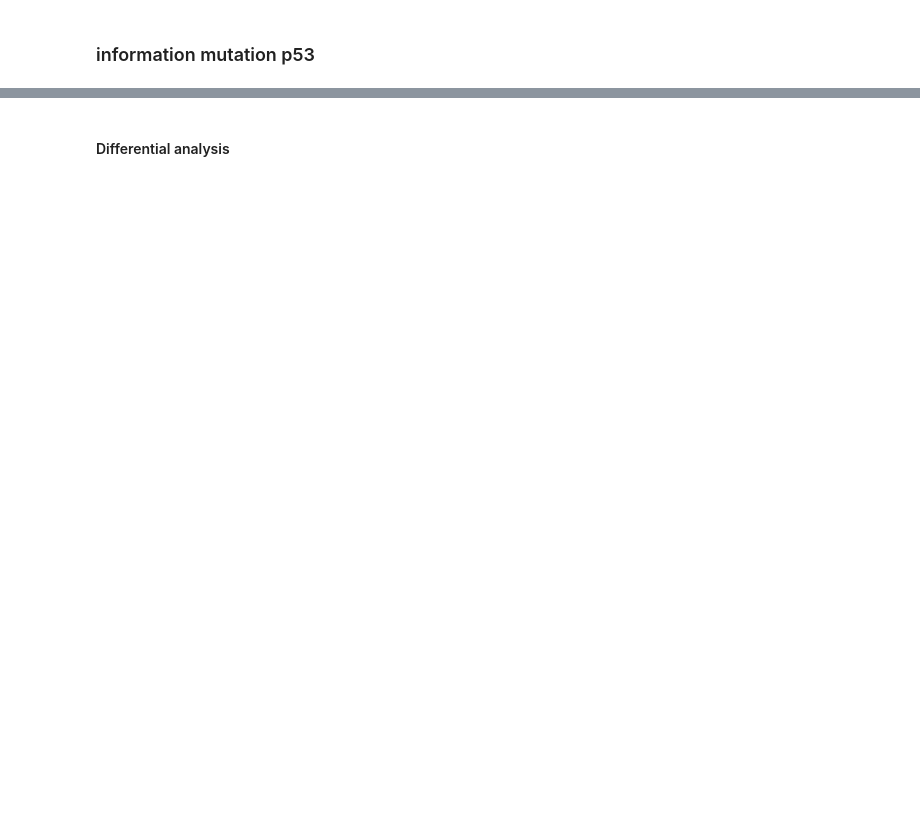
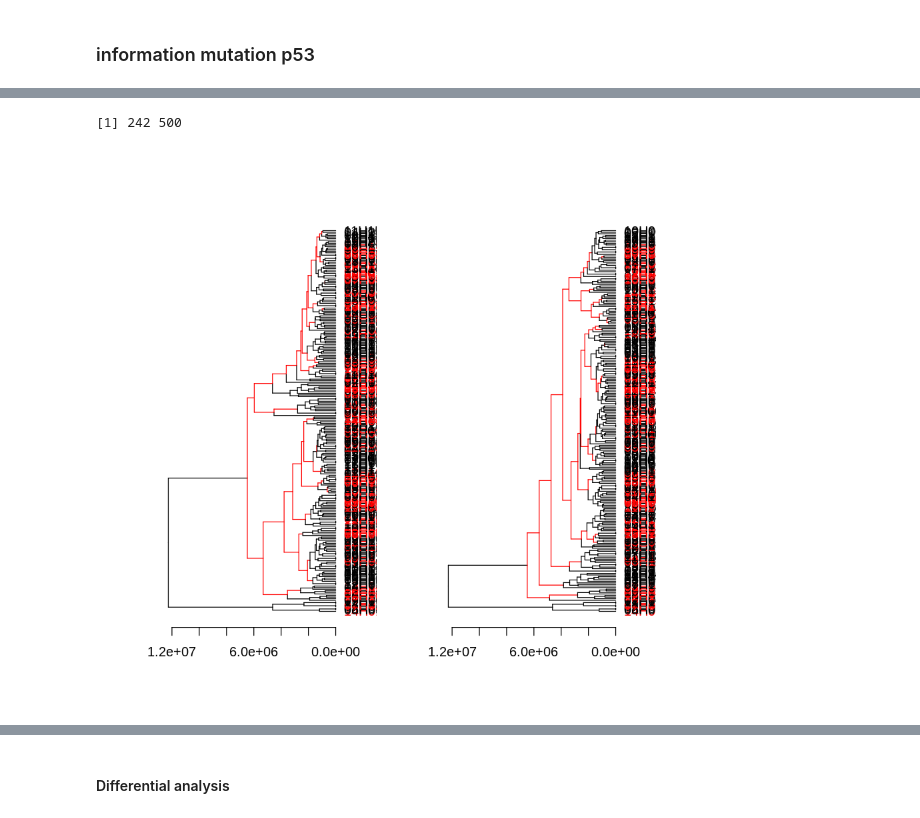
Before and after one commit to SafiaSafa/AYA_project, a Jupyter notebook: script/AYA_DE_analysis.ipynb, the cells around one changed output, grey strips where cells are left out. Cells and saved outputs as stored; diff of their text form; code cells hidden in the pictures; blank space fills up the shorter version.

```diff
--- a/script/AYA_DE_analysis.ipynb
+++ b/script/AYA_DE_analysis.ipynb
@@ -505,0 +407,4 @@ hc=hclust(sample_dist, method = "complete", members = NULL)
+# %%
+dim(tordered_data[,c(1:500)])
+# %% [output]
+[1] 242 500
@@ -513,3 +425,7 @@ dend2 <- color_labels(dend, col = ifelse(labels(hc) %in% tp53, 2, 1))
+# %%
+dend_diff(dend2, dend3)
+# %% [output]
+[figure, added]
 # %%
 
 par(mar = c(3,3,3,7))
```
Also changed, not shown: parts of 21 cells of this notebook, 1 other file.
